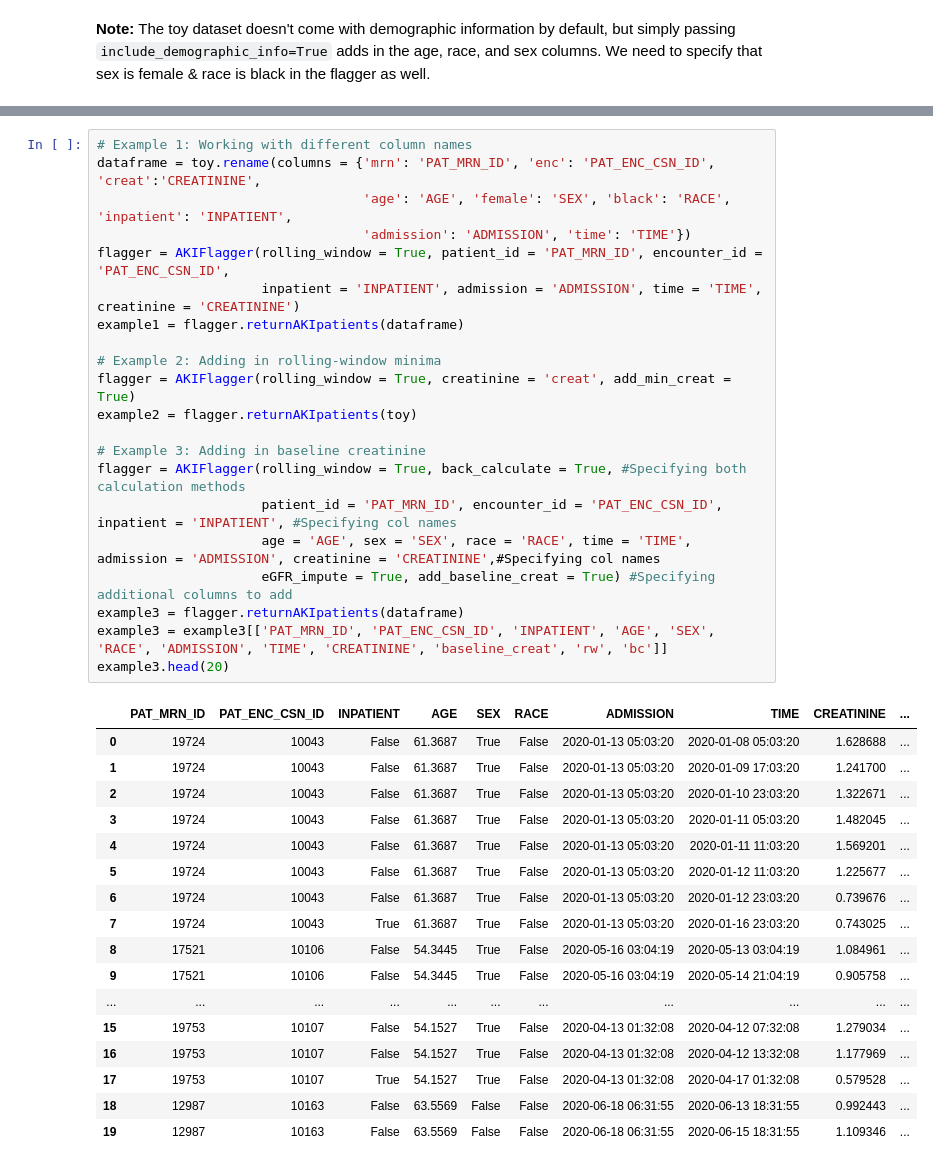
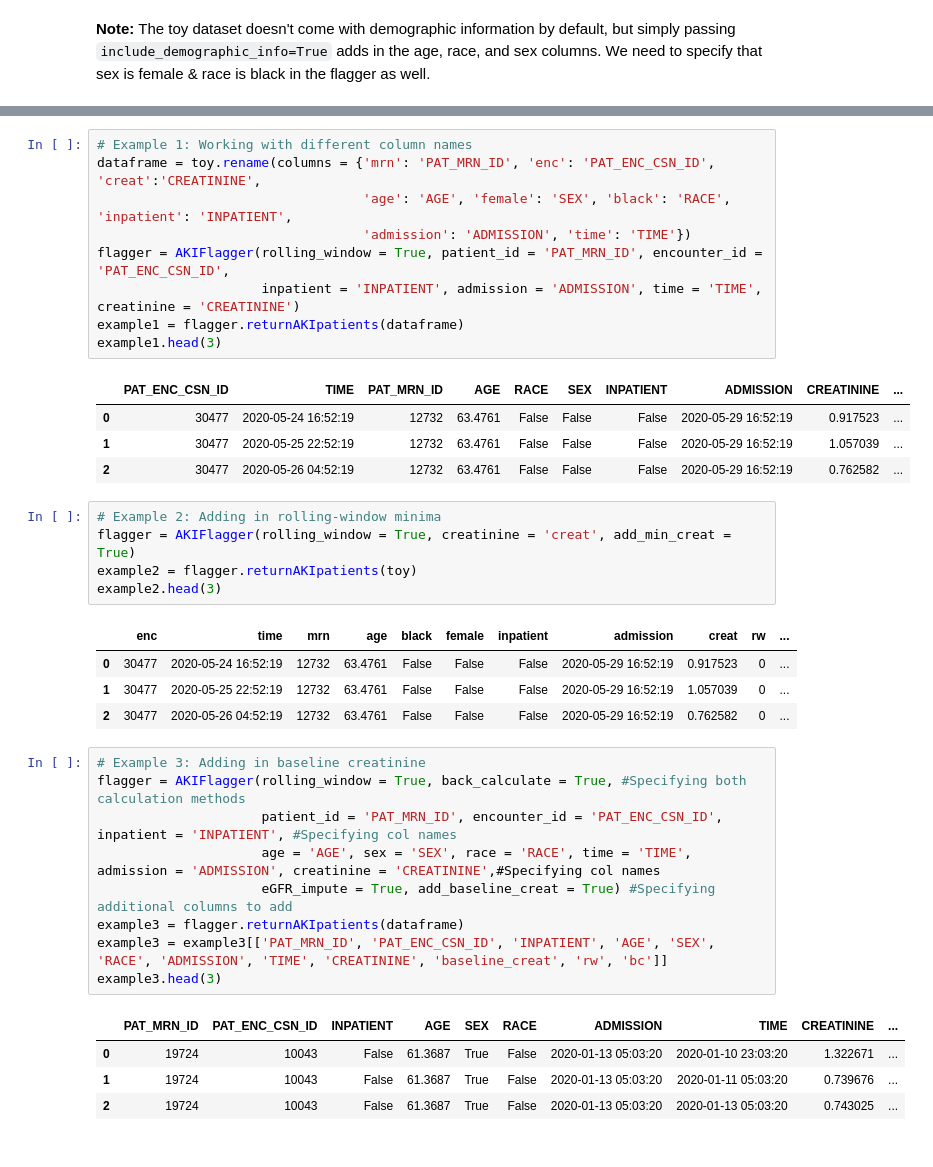
Before and after one commit to isaranwrap/StandardizingAKI, a Jupyter notebook: GettingStarted.ipynb, the cells around one changed output, grey strips where cells are left out. Drawn from its saved outputs; the diff is of its cells as text.

```diff
--- a/GettingStarted.ipynb
+++ b/GettingStarted.ipynb
@@ -217,42 +232,41 @@ As stated above, the bare minimum columns necessary for the flagger to run are t
+# %%
+# Example 1: Working with different column names
+dataframe = toy.rename(columns = {'mrn': 'PAT_MRN_ID', 'enc': 'PAT_ENC_CSN_ID', 'creat':'CREATININE',
+                                  'age': 'AGE', 'female': 'SEX', 'black': 'RACE', 'inpatient': 'INPATIENT',
+                                  'admission': 'ADMISSION', 'time': 'TIME'})
+flagger = AKIFlagger(rolling_window = True, patient_id = 'PAT_MRN_ID', encounter_id = 'PAT_ENC_CSN_ID',
+                     inpatient = 'INPATIENT', admission = 'ADMISSION', time = 'TIME', creatinine = 'CREATININE')
+example1 = flagger.returnAKIpatients(dataframe)
+example1.head(3)
+# %% [output]
+|  | PAT_ENC_CSN_ID | TIME | PAT_MRN_ID | AGE | RACE | SEX | INPATIENT | ADMISSION | CREATININE | ... |
+| 0 | 30477 | 2020-05-24 16:52:19 | 12732 | 63.4761 | False | False | False | 2020-05-29 16:52:19 | 0.917523 | ... |
+| 1 | 30477 | 2020-05-25 22:52:19 | 12732 | 63.4761 | False | False | False | 2020-05-29 16:52:19 | 1.057039 | ... |
+| 2 | 30477 | 2020-05-26 04:52:19 | 12732 | 63.4761 | False | False | False | 2020-05-29 16:52:19 | 0.762582 | ... |
+# %%
+# Example 2: Adding in rolling-window minima
+flagger = AKIFlagger(rolling_window = True, creatinine = 'creat', add_min_creat = True)
+example2 = flagger.returnAKIpatients(toy)
+example2.head(3)
+# %% [output]
+|  | enc | time | mrn | age | black | female | inpatient | admission | creat | rw | ... |
+| 0 | 30477 | 2020-05-24 16:52:19 | 12732 | 63.4761 | False | False | False | 2020-05-29 16:52:19 | 0.917523 | 0 | ... |
+| 1 | 30477 | 2020-05-25 22:52:19 | 12732 | 63.4761 | False | False | False | 2020-05-29 16:52:19 | 1.057039 | 0 | ... |
+| 2 | 30477 | 2020-05-26 04:52:19 | 12732 | 63.4761 | False | False | False | 2020-05-29 16:52:19 | 0.762582 | 0 | ... |
 # %%
-# Example 1: Working with different column names
-dataframe = toy.rename(columns = {'mrn': 'PAT_MRN_ID', 'enc': 'PAT_ENC_CSN_ID', 'creat':'CREATININE',
-                                  'age': 'AGE', 'female': 'SEX', 'black': 'RACE', 'inpatient': 'INPATIENT',
-                                  'admission': 'ADMISSION', 'time': 'TIME'})
-flagger = AKIFlagger(rolling_window = True, patient_id = 'PAT_MRN_ID', encounter_id = 'PAT_ENC_CSN_ID',
-                     inpatient = 'INPATIENT', admission = 'ADMISSION', time = 'TIME', creatinine = 'CREATININE')
-example1 = flagger.returnAKIpatients(dataframe)
-
-# Example 2: Adding in rolling-window minima
-flagger = AKIFlagger(rolling_window = True, creatinine = 'creat', add_min_creat = True)
-example2 = flagger.returnAKIpatients(toy)
-
 # Example 3: Adding in baseline creatinine
 flagger = AKIFlagger(rolling_window = True, back_calculate = True, #Specifying both calculation methods
                      patient_id = 'PAT_MRN_ID', encounter_id = 'PAT_ENC_CSN_ID', inpatient = 'INPATIENT', #Specifying col names
                      age = 'AGE', sex = 'SEX', race = 'RACE', time = 'TIME', admission = 'ADMISSION', creatinine = 'CREATININE',#Specifying col names
                      eGFR_impute = True, add_baseline_creat = True) #Specifying additional columns to add
 example3 = flagger.returnAKIpatients(dataframe)
 example3 = example3[['PAT_MRN_ID', 'PAT_ENC_CSN_ID', 'INPATIENT', 'AGE', 'SEX', 'RACE', 'ADMISSION', 'TIME', 'CREATININE', 'baseline_creat', 'rw', 'bc']]
-example3.head(20)
+example3.head(3)
 # %% [output]
 |  | PAT_MRN_ID | PAT_ENC_CSN_ID | INPATIENT | AGE | SEX | RACE | ADMISSION | TIME | CREATININE | ... |
-| 0 | 19724 | 10043 | False | 61.3687 | True | False | 2020-01-13 05:03:20 | 2020-01-08 05:03:20 | 1.628688 | ... |
-| 1 | 19724 | 10043 | False | 61.3687 | True | False | 2020-01-13 05:03:20 | 2020-01-09 17:03:20 | 1.241700 | ... |
-| 2 | 19724 | 10043 | False | 61.3687 | True | False | 2020-01-13 05:03:20 | 2020-01-10 23:03:20 | 1.322671 | ... |
-| 3 | 19724 | 10043 | False | 61.3687 | True | False | 2020-01-13 05:03:20 | 2020-01-11 05:03:20 | 1.482045 | ... |
-| 4 | 19724 | 10043 | False | 61.3687 | True | False | 2020-01-13 05:03:20 | 2020-01-11 11:03:20 | 1.569201 | ... |
-| 5 | 19724 | 10043 | False | 61.3687 | True | False | 2020-01-13 05:03:20 | 2020-01-12 11:03:20 | 1.225677 | ... |
-| 6 | 19724 | 10043 | False | 61.3687 | True | False | 2020-01-13 05:03:20 | 2020-01-12 23:03:20 | 0.739676 | ... |
-| 7 | 19724 | 10043 | True | 61.3687 | True | False | 2020-01-13 05:03:20 | 2020-01-16 23:03:20 | 0.743025 | ... |
-| 8 | 17521 | 10106 | False | 54.3445 | True | False | 2020-05-16 03:04:19 | 2020-05-13 03:04:19 | 1.084961 | ... |
-| 9 | 17521 | 10106 | False | 54.3445 | True | False | 2020-05-16 03:04:19 | 2020-05-14 21:04:19 | 0.905758 | ... |
-| ... | ... | ... | ... | ... | ... | ... | ... | ... | ... | ... |
-| 15 | 19753 | 10107 | False | 54.1527 | True | False | 2020-04-13 01:32:08 | 2020-04-12 07:32:08 | 1.279034 | ... |
-| 16 | 19753 | 10107 | False | 54.1527 | True | False | 2020-04-13 01:32:08 | 2020-04-12 13:32:08 | 1.177969 | ... |
-| 17 | 19753 | 10107 | True | 54.1527 | True | False | 2020-04-13 01:32:08 | 2020-04-17 01:32:08 | 0.579528 | ... |
-| 18 | 12987 | 10163 | False | 63.5569 | False | False | 2020-06-18 06:31:55 | 2020-06-13 18:31:55 | 0.992443 | ... |
-| 19 | 12987 | 10163 | False | 63.5569 | False | False | 2020-06-18 06:31:55 | 2020-06-15 18:31:55 | 1.109346 | ... |
+| 0 | 19724 | 10043 | False | 61.3687 | True | False | 2020-01-13 05:03:20 | 2020-01-10 23:03:20 | 1.322671 | ... |
+| 1 | 19724 | 10043 | False | 61.3687 | True | False | 2020-01-13 05:03:20 | 2020-01-11 05:03:20 | 0.739676 | ... |
+| 2 | 19724 | 10043 | False | 61.3687 | True | False | 2020-01-13 05:03:20 | 2020-01-13 05:03:20 | 0.743025 | ... |
 # %%
 # Example 4: Bare-bones dataset
 barebones = toy.loc[:,['mrn', 'inpatient', 'time', 'creat']]
```
Also changed, not shown: parts of 9 cells of this notebook.
